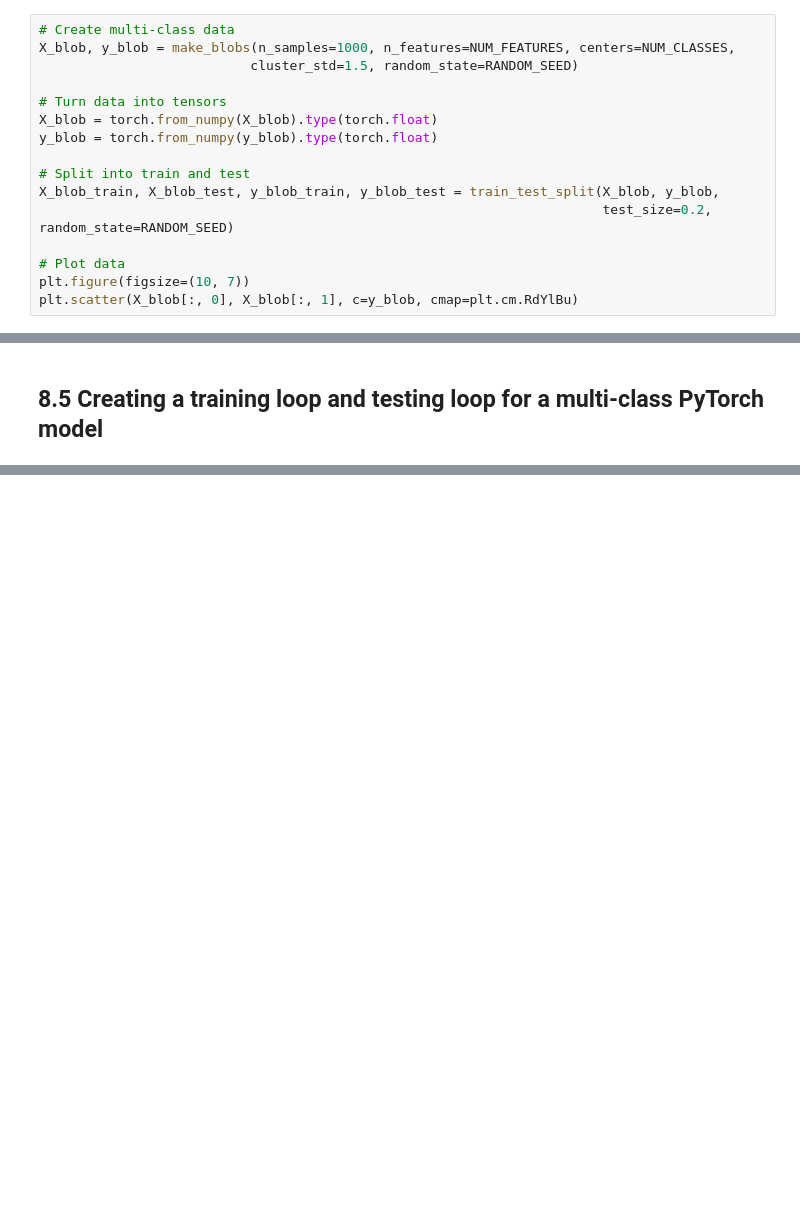
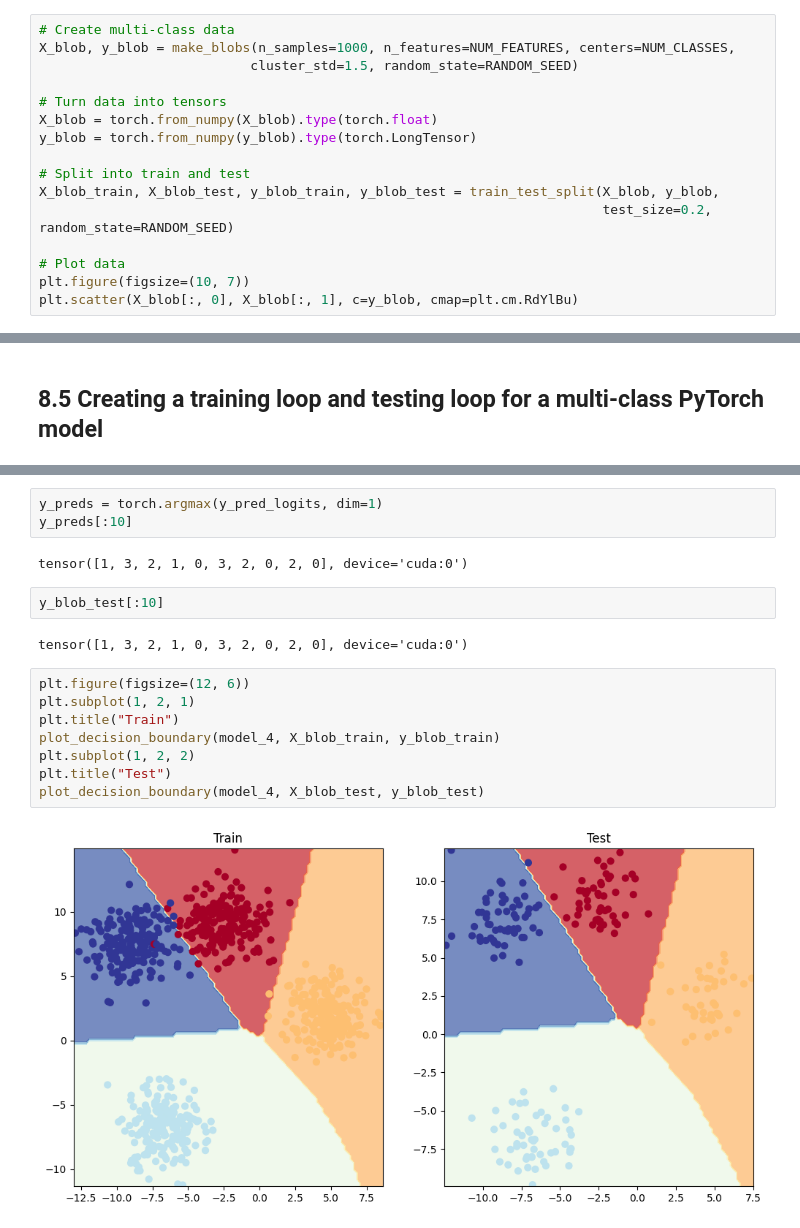
Before and after one commit to fatimagulomova/deep-learning-course, a Jupyter notebook: pytorch/neural-network-classification.ipynb, the cells around one changed output, grey strips where cells are left out. Cells and saved outputs as stored; diff of their text form; blank space fills up the shorter version.

```diff
--- a/pytorch/neural-network-classification.ipynb
+++ b/pytorch/neural-network-classification.ipynb
@@ -498,7 +498,7 @@ X_blob, y_blob = make_blobs(n_samples=1000, n_features=NUM_FEATURES, centers=NUM
 
 # Turn data into tensors
 X_blob = torch.from_numpy(X_blob).type(torch.float)
-y_blob = torch.from_numpy(y_blob).type(torch.float)
+y_blob = torch.from_numpy(y_blob).type(torch.LongTensor)
 
 # Split into train and test
 X_blob_train, X_blob_test, y_blob_train, y_blob_test = train_test_split(X_blob, y_blob,
@@ -684,0 +718,19 @@ tensor([1., 3., 2., 1., 0., 3., 2., 0., 2., 0., 0., 1., 0., 0., 0., 3., 3., 2.,
+# %%
+y_preds = torch.argmax(y_pred_logits, dim=1)
+y_preds[:10]
+# %% [output]
+tensor([1, 3, 2, 1, 0, 3, 2, 0, 2, 0], device='cuda:0')
+# %%
+y_blob_test[:10]
+# %% [output]
+tensor([1, 3, 2, 1, 0, 3, 2, 0, 2, 0], device='cuda:0')
+# %%
+plt.figure(figsize=(12, 6))
+plt.subplot(1, 2, 1)
+plt.title("Train")
+plot_decision_boundary(model_4, X_blob_train, y_blob_train)
+plt.subplot(1, 2, 2)
+plt.title("Test")
+plot_decision_boundary(model_4, X_blob_test, y_blob_test)
+# %% [output]
+[figure, added]
```
Also changed, not shown: parts of 19 cells of this notebook.
